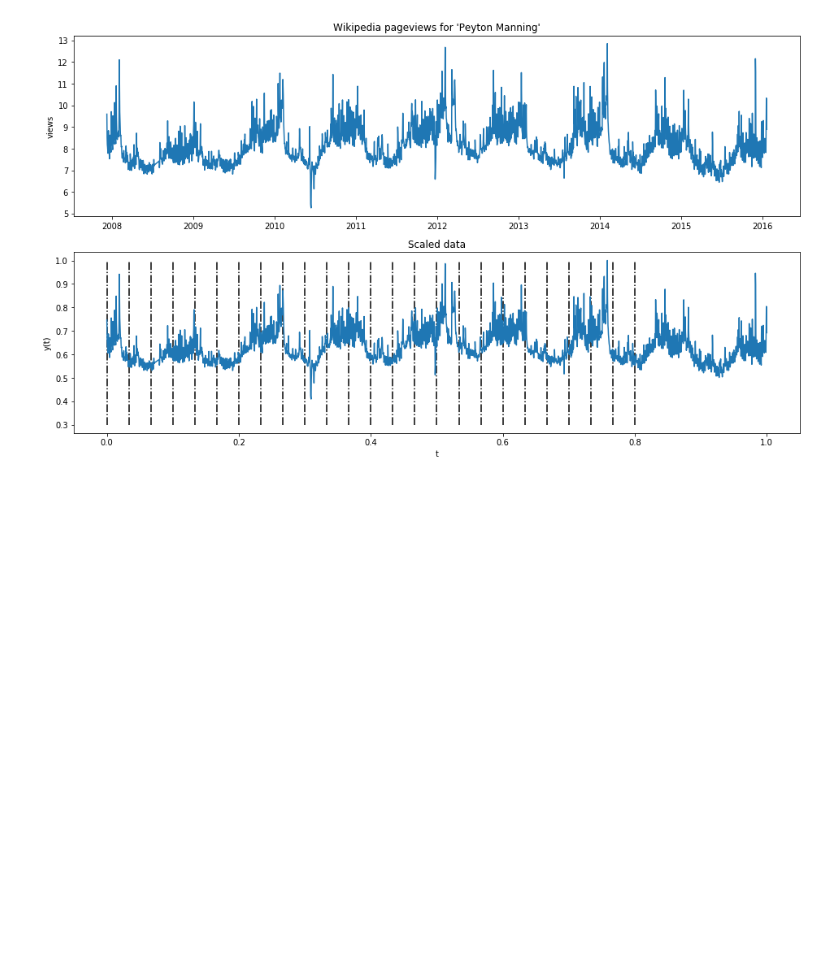
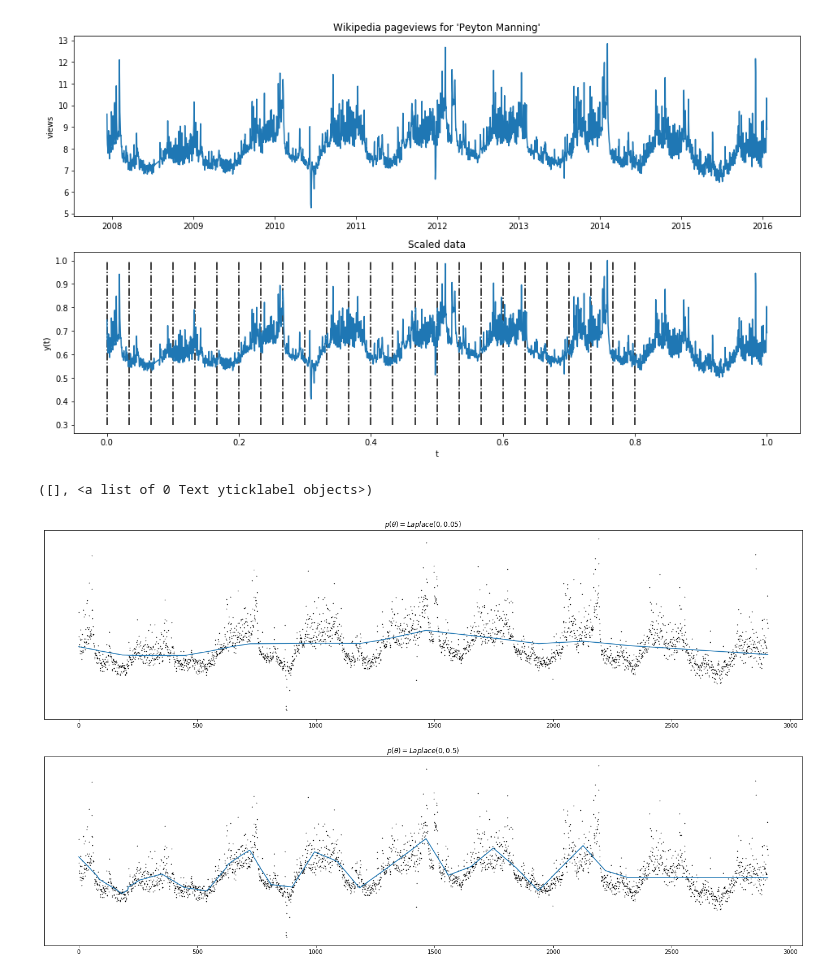
Before and after one commit to ritchie46/pydata-pymc3-prophet, a Jupyter notebook: notebooks/code-up.ipynb, the cells around one changed output. Drawn from its saved outputs; the diff is of its cells as text; code cells hidden in the pictures; blank space fills up the shorter version.

```diff
--- a/notebooks/code-up.ipynb
+++ b/notebooks/code-up.ipynb
@@ -45,0 +115,28 @@ plt.vlines(s, 0.3, df['t'].max(), linestyle='-.')
+# %%
+
+# Determine g, based on the parameters
+def det_trend(k, m, delta, t, s, A):
+    return (k + np.dot(A, delta)) * t + (m + np.dot(A, (-s * delta)))
+
+# run function and rescale to original scale
+g_1 = det_trend(aprox_1['k'], aprox_1['m'], aprox_1['delta'], df['t'], s, A) * df['y'].max()
+g_2 = det_trend(aprox_2['k'], aprox_2['m'], aprox_2['delta'], df['t'], s, A) * df['y'].max()
+
+plt.figure(figsize=(16 * 1.5, 9 * 1.5))
+fig.patch.set_facecolor('white')
+
+plt.subplot(211)
+plt.title('$p(\\theta) = Laplace(0, 0.05)$')
+plt.plot(g_1)
+plt.scatter(np.arange(df.shape[0]), df.y, s=0.5, color='black')
+plt.yticks([])
+
+
+plt.subplot(212)
+plt.title('$p(\\theta) = Laplace(0, 0.5)$')
+plt.plot(g_2)
+plt.scatter(np.arange(df.shape[0]), df.y, s=0.5, color='black')
+plt.yticks([])
+# %% [output]
+([], <a list of 0 Text yticklabel objects>)
+[figure, added]
```
Also changed, not shown: parts of 2 cells of this notebook.
